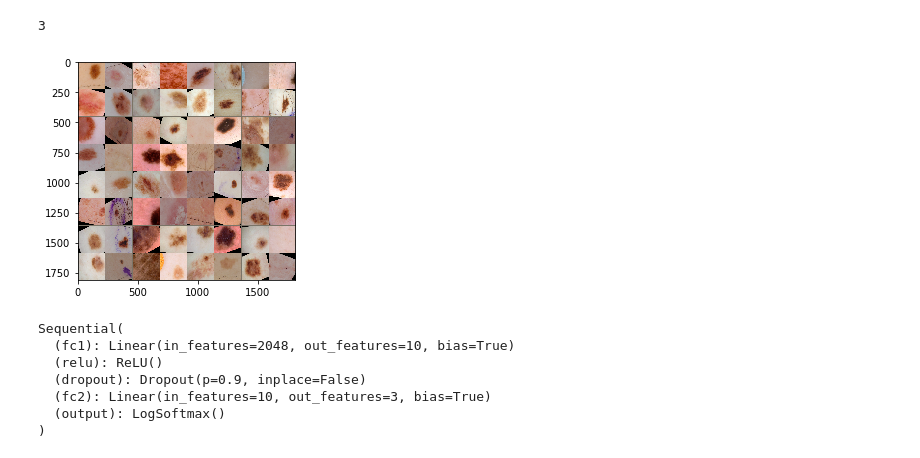
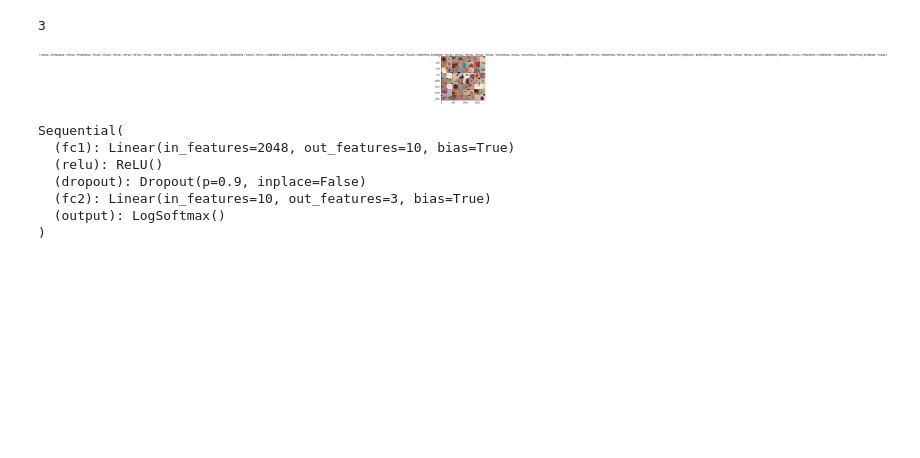
Before and after one commit to shuvamlal/Cancer-Detection, a Jupyter notebook: CancerDetection.ipynb, the cells around one changed output. Saved outputs shown, nothing was run; the diff lists cells and outputs as text; code cells hidden in the pictures; blank space fills up the shorter version.

Commit message:
Added the titles to ImageLoader

```diff
--- a/CancerDetection.ipynb
+++ b/CancerDetection.ipynb
@@ -159,30 +159,30 @@ print(len(class_names))
 # %%
 class_names = data_images['train'].classes
 
 def imshow(inp, title=None):
     """Imshow for Tensor."""
     inp = inp.numpy().transpose((1, 2, 0))
     mean = np.array([0.485, 0.456, 0.406])
     std = np.array([0.229, 0.224, 0.225])
     inp = std * inp + mean
     inp = np.clip(inp, 0, 1)
     plt.imshow(inp)
-    # if title is not None:
-    #     plt.title(title)
+    if title is not None:
+        plt.title(title)
     plt.pause(0.001)  # pause a bit so that plots are updated
 
 
 # Get a batch of training data
 inputs, classes = next(iter(data_loaders['train']))
 
 # print(inputs.shape)
 
 # Make a grid from batch
 out = torchvision.utils.make_grid(inputs)
 
 imshow(out, title=[class_names[x] for x in classes])
 # %% [output]
-[figure, old version]
+[figure, new version]
 # %%
 use_cuda = torch.cuda.is_available()
 # %%
```
